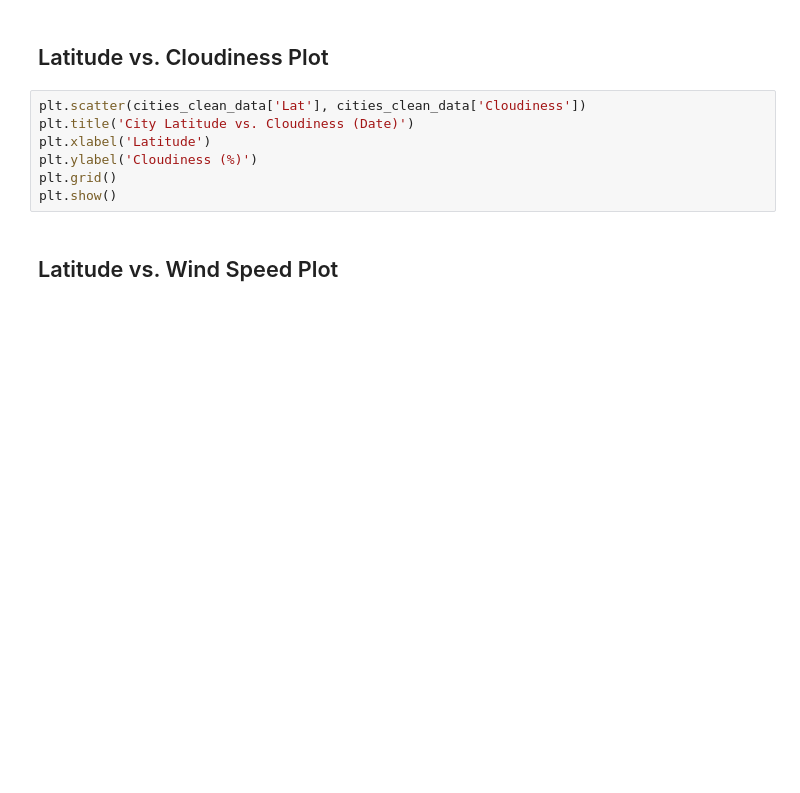
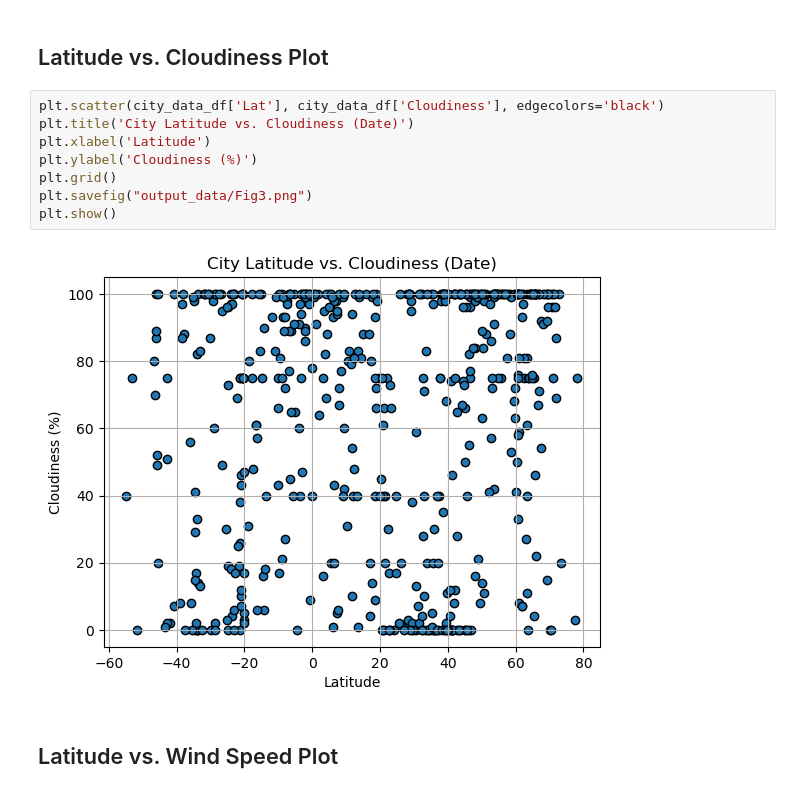
Before and after one commit to vgpass/python_api-challenge, a Jupyter notebook: WeatherPy/WeatherPyworking.ipynb, the cells around one changed output. Saved outputs shown, nothing was run; the diff lists cells and outputs as text; blank space fills up the shorter version.

```diff
--- a/WeatherPy/WeatherPyworking.ipynb
+++ b/WeatherPy/WeatherPyworking.ipynb
@@ -375,12 +480,15 @@ plt.show()
 # %% [markdown]
 ## Latitude vs. Cloudiness Plot
 # %%
-plt.scatter(cities_clean_data['Lat'], cities_clean_data['Cloudiness'])
+plt.scatter(city_data_df['Lat'], city_data_df['Cloudiness'], edgecolors='black')
 plt.title('City Latitude vs. Cloudiness (Date)')
 plt.xlabel('Latitude')
 plt.ylabel('Cloudiness (%)')
 plt.grid()
+plt.savefig("output_data/Fig3.png")
 plt.show()
+# %% [output]
+[figure, added]
 # %% [markdown]
 ## Latitude vs. Wind Speed Plot
 # %%
```
Also changed, not shown: parts of 29 cells of this notebook, 6 other files.
